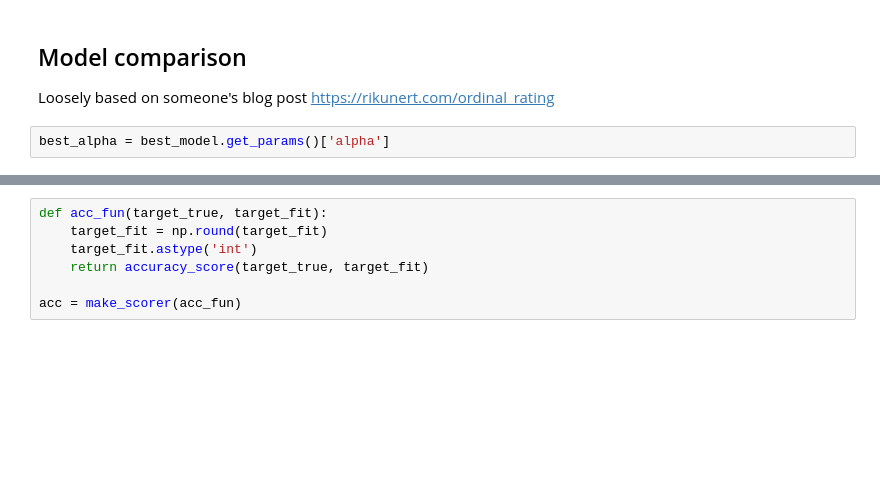
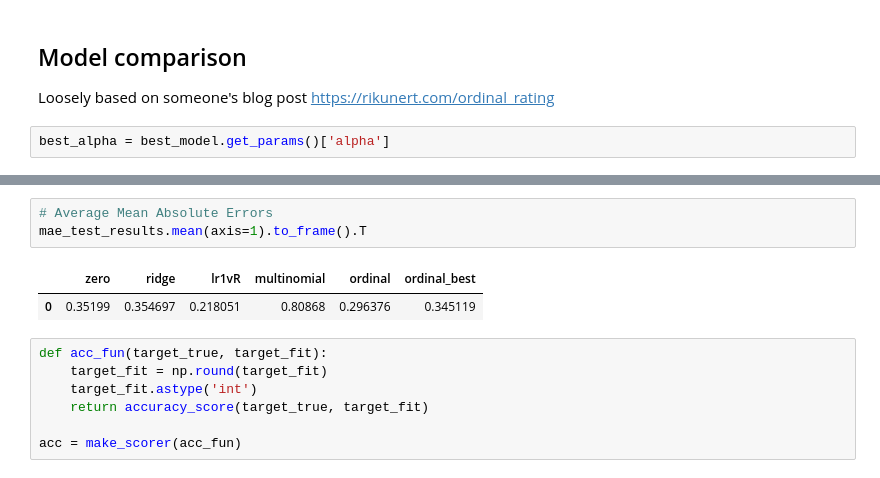
Before and after one commit to RomeroLab/sadx-latent-function, a Jupyter notebook: projects/Biochemical_Ordinal/Ordinal Regression.ipynb, the cells around one changed output, grey strips where cells are left out. Cells and saved outputs as stored; diff of their text form; blank space fills up the shorter version.

```diff
--- a/projects/Biochemical_Ordinal/Ordinal Regression.ipynb
+++ b/projects/Biochemical_Ordinal/Ordinal Regression.ipynb
@@ -415,3 +417,9 @@ mae_test_results
+# %%
+# Average Mean Absolute Errors
+mae_test_results.mean(axis=1).to_frame().T
+# %% [output]
+|  | zero | ridge | lr1vR | multinomial | ordinal | ordinal_best |
+| 0 | 0.35199 | 0.354697 | 0.218051 | 0.80868 | 0.296376 | 0.345119 |
 # %%
 def acc_fun(target_true, target_fit):
     target_fit = np.round(target_fit)
```
Also changed, not shown: parts of 6 cells of this notebook.
